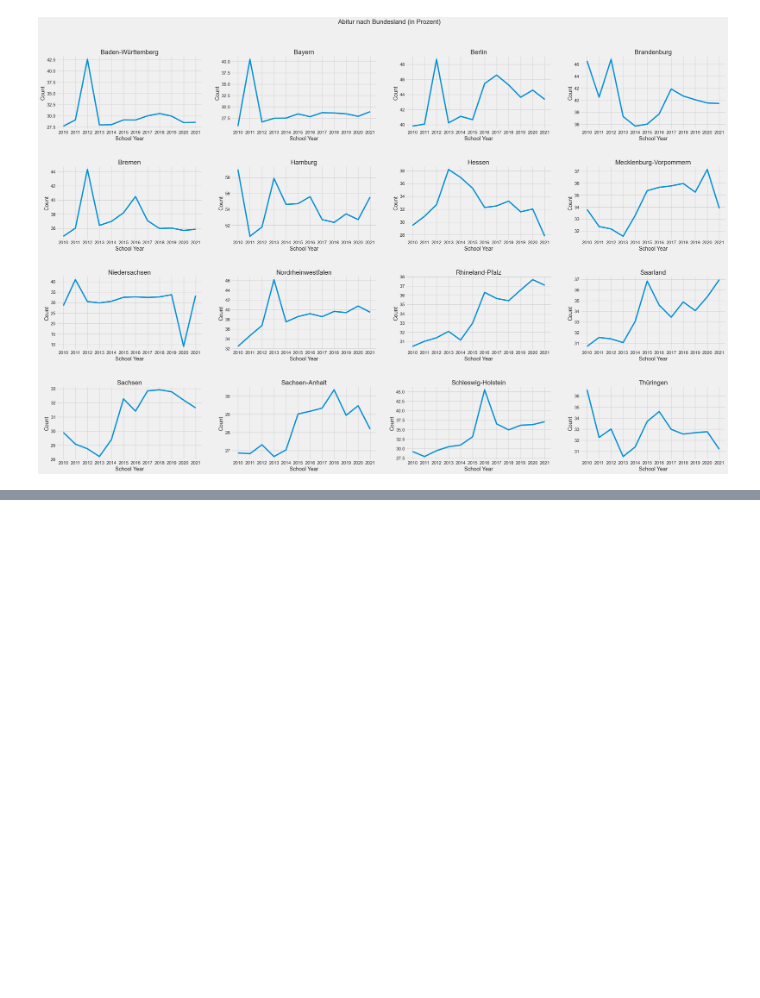
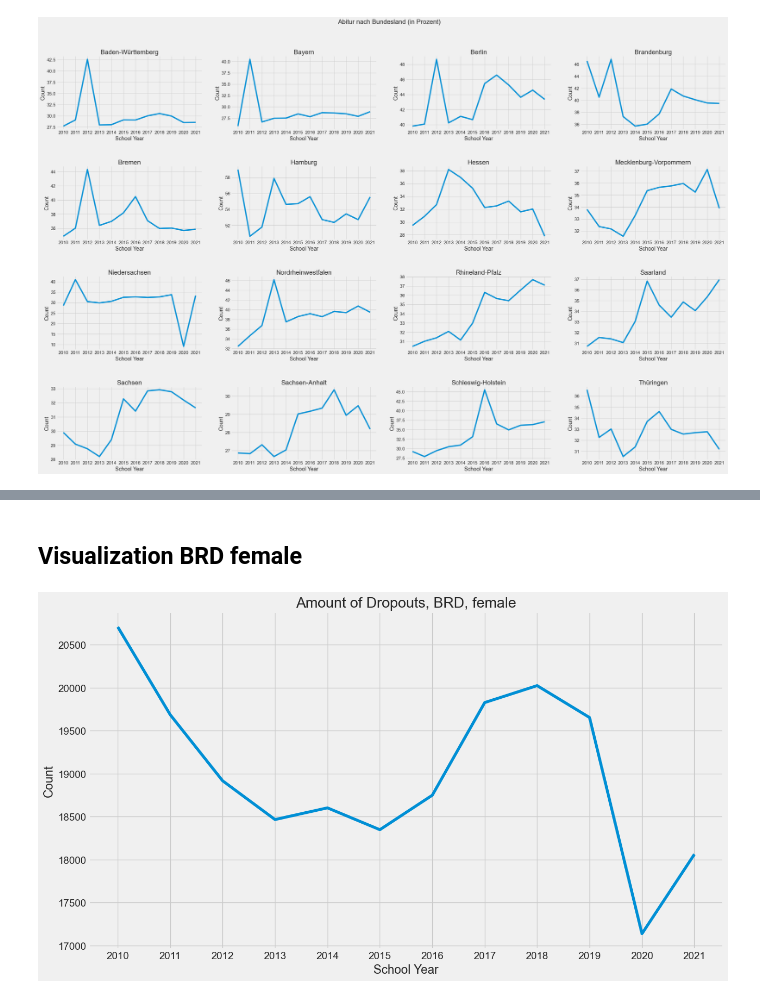
Before and after one commit to Stargazer-ger/capstone_project_hh_23_1, a Jupyter notebook: eda_schulform_gender.ipynb, the cells around one changed output, grey strips where cells are left out. Saved outputs shown, nothing was run; the diff lists cells and outputs as text; code cells hidden in the pictures; blank space fills up the shorter version.

```diff
--- a/eda_schulform_gender.ipynb
+++ b/eda_schulform_gender.ipynb
@@ -517,0 +766,19 @@ plt.show()
+# %%
+# Dropouts male nach BL
+
+bw_female_dropouts = df_female.iloc[0,2:14]
+bay_female_dropouts = df_female.iloc[6, 2:14]
+ber_female_dropouts = df_female.iloc[12, 2:14]
+bra_female_dropouts = df_female.iloc[18, 2:14]
+bre_female_dropouts = df_female.iloc[24, 2:14]
+hh_female_dropouts = df_female.iloc[30, 2:14]
+he_female_dropouts = df_female.iloc[36, 2:14]
+mvp_female_dropouts = df_female.iloc[42, 2:14]
+ni_female_dropouts = df_female.iloc[48, 2:14]
+nrw_female_dropouts = df_female.iloc[54, 2:14]
+rp_female_dropouts = df_female.iloc[60, 2:14]
+saar_female_dropouts = df_female.iloc[66, 2:14]
+sachs_female_dropouts = df_female.iloc[72, 2:14]
+sachs_an_female_dropouts = df_female.iloc[78, 2:14]
+sh_female_dropouts = df_female.iloc[84, 2:14]
+thue_female_dropouts = df_female.iloc[90, 2:14]
@@ -517,0 +787,5 @@ plt.show()
+# %%
+# Concatenate all 16 dataframes
+
+df_female_dropouts_merged = pd.concat([bw_female_dropouts,bay_female_dropouts,ber_female_dropouts,bra_female_dropouts,bre_female_dropouts,hh_female_dropouts,he_female_dropouts,mvp_female_dropouts,ni_female_dropouts,nrw_female_dropouts,rp_female_dropouts,saar_female_dropouts,sachs_female_dropouts,sachs_an_female_dropouts,sh_female_dropouts,thue_female_dropouts],axis=1)
+df_female_dropouts_merged.head()
@@ -517,0 +799,5 @@ plt.show()
+# %%
+# calculate new columns with sum
+
+df_female_dropouts_merged['BRD'] = df_female_dropouts_merged[0] + df_female_dropouts_merged[6] + df_female_dropouts_merged[12] + df_female_dropouts_merged[18] + df_female_dropouts_merged[24] + df_female_dropouts_merged[30] + df_female_dropouts_merged[36] + df_female_dropouts_merged[42] + df_female_dropouts_merged[48] + df_female_dropouts_merged[54] + df_female_dropouts_merged[60] + df_female_dropouts_merged[66] + df_female_dropouts_merged[72] + df_female_dropouts_merged[78] + df_female_dropouts_merged[84] + df_female_dropouts_merged[90]
+df_female_dropouts_merged.head(14)
@@ -517,0 +818,20 @@ plt.show()
+# %%
+# Reducing dataframe to BRD-only
+
+df_female_dropouts_brd = df_female_dropouts_merged['BRD']
+# %% [markdown]
+## Visualization BRD female
+# %%
+plt.figure(figsize=(14, 8))
+plt.style.use('seaborn-whitegrid')
+plt.style.use('fivethirtyeight')
+
+plt.plot(df_female_dropouts_brd)
+
+plt.title("Amount of Dropouts, BRD, female")
+plt.xlabel("School Year")
+plt.ylabel('Count')
+plt.tick_params(axis='x', rotation=0)
+plt.show()
+# %% [output]
+[figure, added]
```
Also changed, not shown: parts of 55 cells of this notebook, 7 other files.
